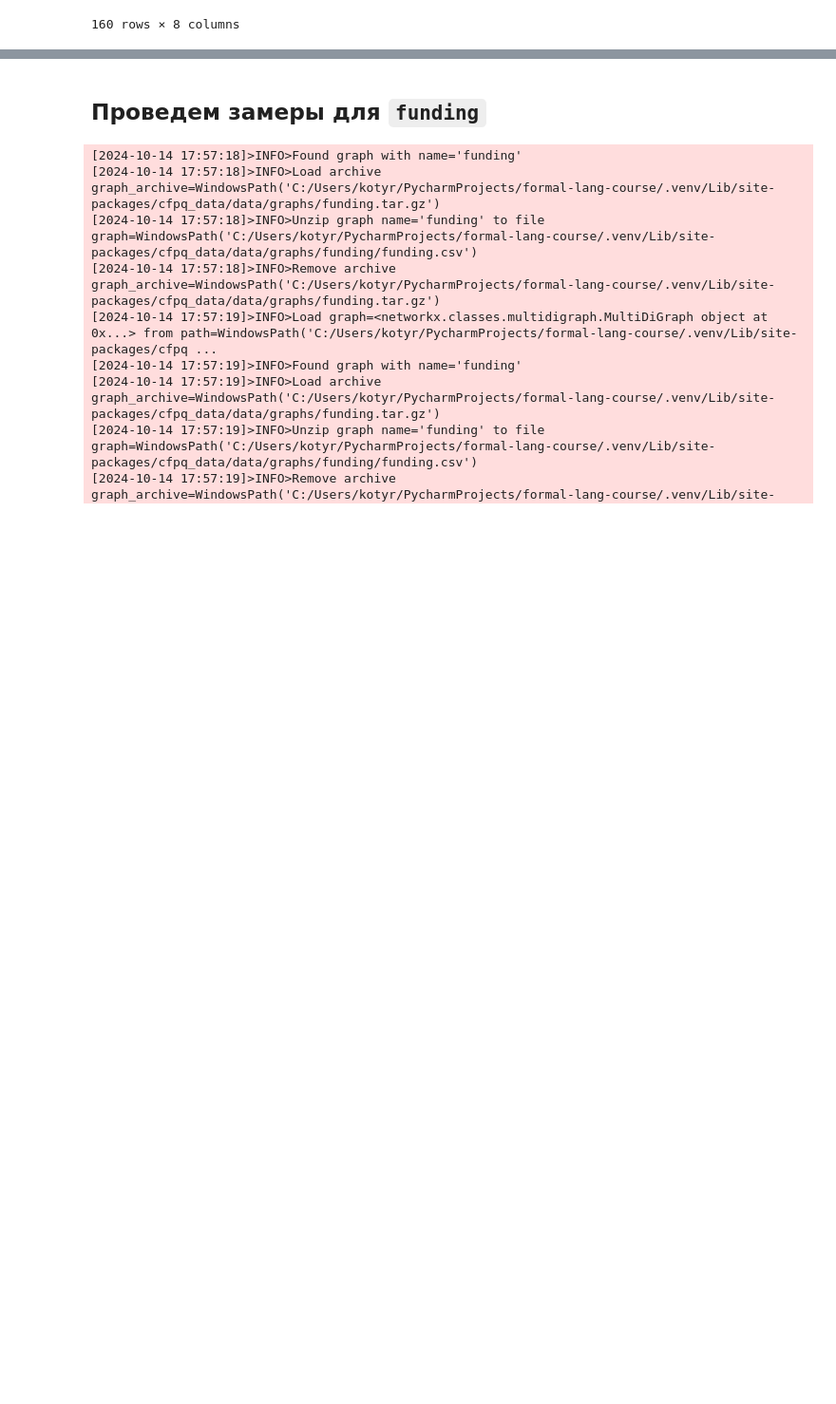
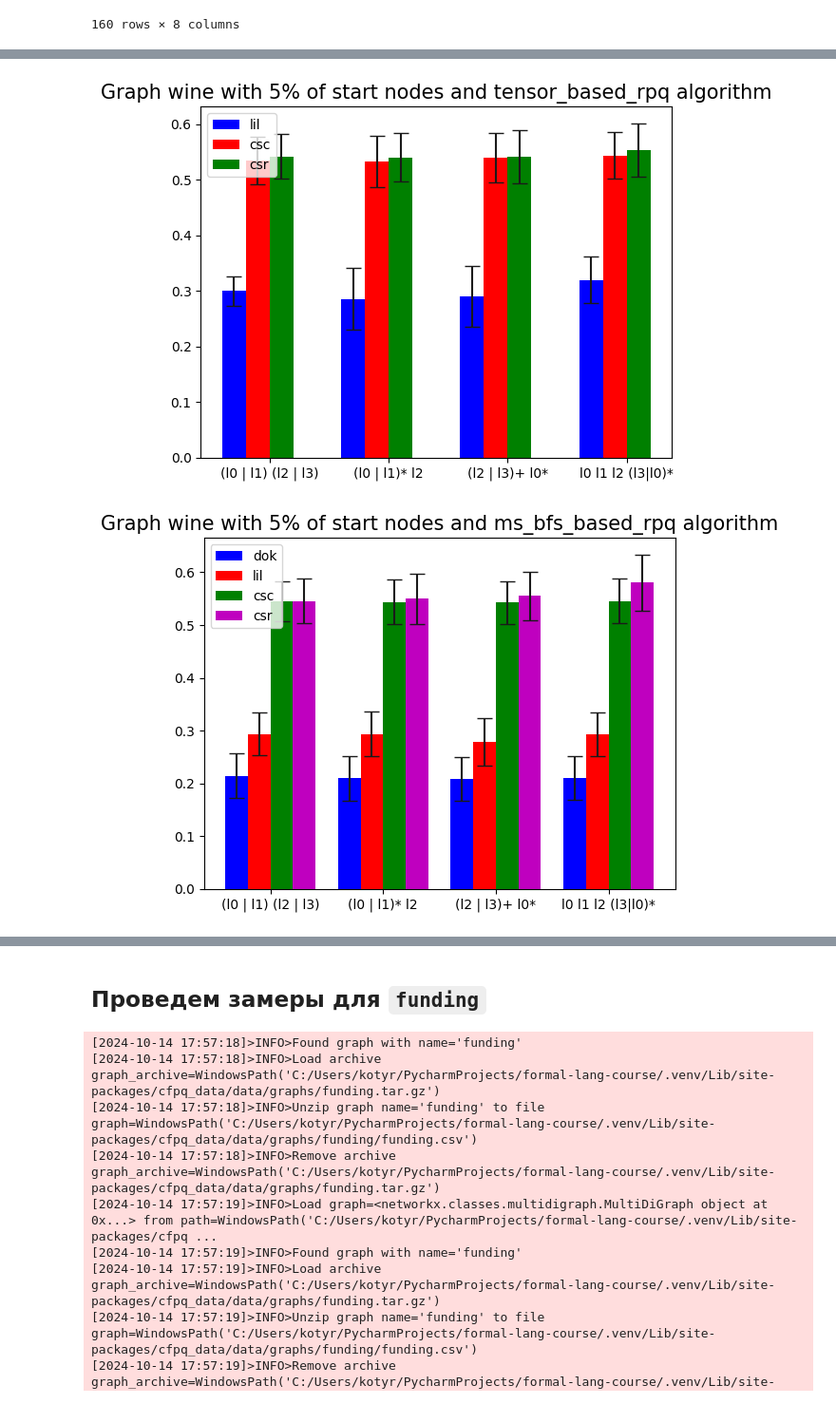
Before and after one commit to Kuarni/formal-lang-course, a Jupyter notebook: project/task5/task5.ipynb, the cells around one changed output, grey strips where cells are left out. Shown at 95% size. Saved outputs shown, nothing was run; the diff lists cells and outputs as text; code cells hidden in the pictures; blank space fills up the shorter version.

```diff
--- a/project/task5/task5.ipynb
+++ b/project/task5/task5.ipynb
@@ -229,7 +273,8 @@ result2 = test_graph('wine', run_num)
 [2024-10-14 17:16:48]>INFO>Generate set of source vertices of 293 nodes for graph=<networkx.classes.multidigraph.MultiDiGraph object at 0x...> for multiple-source evaluation
 [2024-10-14 17:29:14]>INFO>Generate set of source vertices of 513 nodes for graph=<networkx.classes.multidigraph.MultiDiGraph object at 0x...> for multiple-source evaluation
 # %%
-analyze_execution_times_avg(result2)
+pdres2 = analyze_execution_times_avg(result2)
+pdres2
 # %% [output]
 |  | Start percent | Matrix Type | Regex | Algorithm | Mean Time (s) | Std Dev (s) | 95% CI Low | 95% CI High |
 | 0 | 5 | dok | (l0 | l1) (l2 | l3) | tensor_based_rpq | 2.116700 | 0.072235 | 2.089727 | 2.143673 |
@@ -246,0 +295,6 @@ analyze_execution_times_avg(result2)
+# %%
+create_bar('wine', pdres2, percents=[5], algos=['tensor_based_rpq'], matrices=['lil', 'csc', 'csr'])
+create_bar('wine', pdres2, percents=[5], algos=['ms_bfs_based_rpq'])
+# %% [output]
+[figure, added]
+[figure, added]
```
Also changed, not shown: parts of 17 cells of this notebook.
